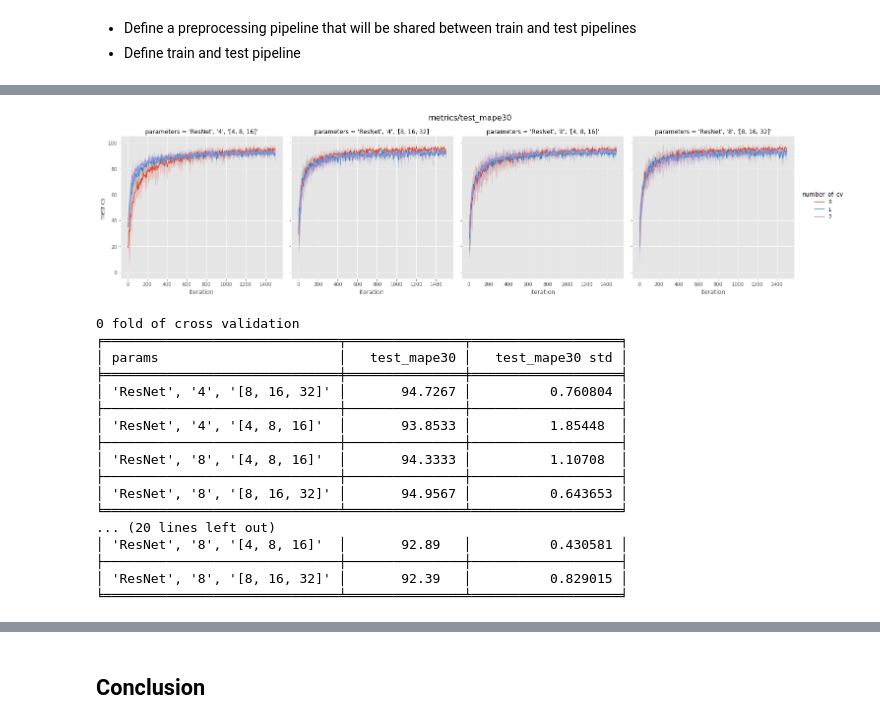
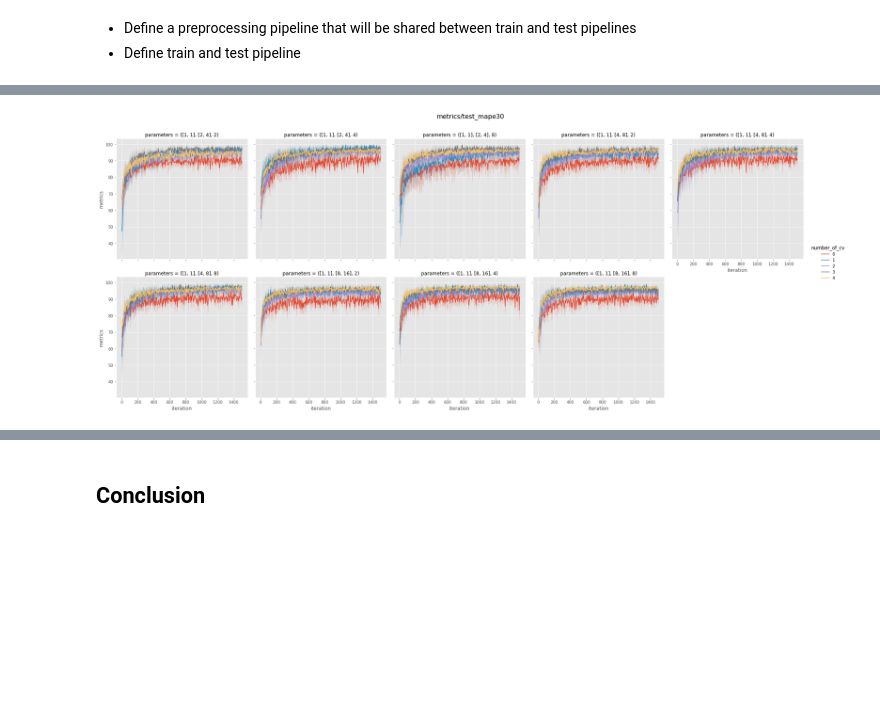
Before and after one commit to analysiscenter/radial, a Jupyter notebook: research/parameters_estimation_2d_model.ipynb, the cells around one changed output, grey strips where cells are left out. Cells and saved outputs as stored; diff of their text form; code cells hidden in the pictures; blank space fills up the shorter version.

Commit message:
updated utils and parameters estimation

```diff
--- a/research/parameters_estimation_2d_model.ipynb
+++ b/research/parameters_estimation_2d_model.ipynb
@@ -81,8 +96,8 @@ from research_utils import draw_history, draw_hisogram, print_results, \
 plt.style.use('ggplot')
 %matplotlib inline
 # %%
-cross_val = 3
-path = "/path/to/data/isol/*"
+cross_val = 5
+path = "./../research/data_isol/*"
 
 dataset = create_datasets(path, RadialBatch, cross_val)
 # %% [markdown]
@@ -152,28 +202,6 @@ res = execute_research_with_cv(train_pipeline, test_pipeline, research,
 # %%
-draw_history(research='research_resnets/', names=['test_mape30'], types_var=['metrics'],
-             cross_val=cross_val, aggr=False, iter_start=1, draw_dict=None)
+draw_dict = {'num_blocks': '[1, 1]'}
+draw_history(research='research_2_block/', names=['test_mape30'], types_var=['metrics'],
+             cross_val=cross_val, aggr=False, iter_start=1, draw_dict=draw_dict)
 # %% [output]
-[figure, old version]
+[figure, new version]
-# %%
-for i in range(3):
-    print('{} fold of cross validation'.format(i))
-    print_results(research='research_resnets/research_cv_{}/'.format(i), names=['test_mape30'],
-                  types_var=['metrics'], draw_dict=None)
-# %% [output]
-0 fold of cross validation
-╒══════════════════════════════╤═══════════════╤═══════════════════╕
-│ params                       │   test_mape30 │   test_mape30 std │
-╞══════════════════════════════╪═══════════════╪═══════════════════╡
-│ 'ResNet', '4', '[8, 16, 32]' │       94.7267 │          0.760804 │
-├──────────────────────────────┼───────────────┼───────────────────┤
-│ 'ResNet', '4', '[4, 8, 16]'  │       93.8533 │          1.85448  │
-├──────────────────────────────┼───────────────┼───────────────────┤
-│ 'ResNet', '8', '[4, 8, 16]'  │       94.3333 │          1.10708  │
-├──────────────────────────────┼───────────────┼───────────────────┤
-│ 'ResNet', '8', '[8, 16, 32]' │       94.9567 │          0.643653 │
-╘══════════════════════════════╧═══════════════╧═══════════════════╛
-... (20 lines left out)
-│ 'ResNet', '8', '[4, 8, 16]'  │       92.89   │          0.430581 │
-├──────────────────────────────┼───────────────┼───────────────────┤
-│ 'ResNet', '8', '[8, 16, 32]' │       92.39   │          0.829015 │
-╘══════════════════════════════╧═══════════════╧═══════════════════╛
```
Also changed, not shown: parts of 29 cells of this notebook, 1 other file.
